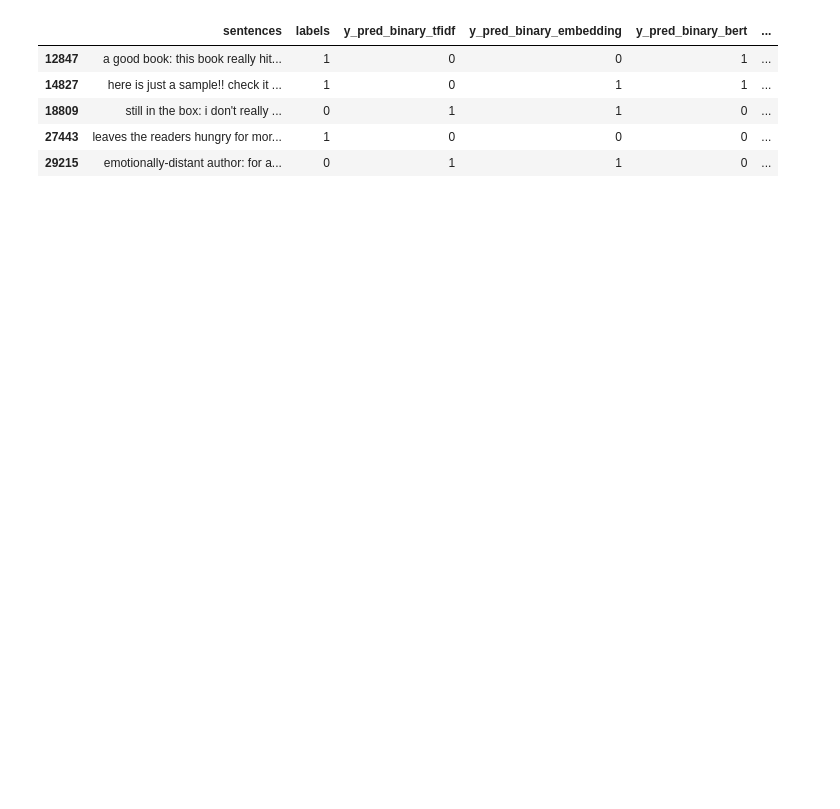
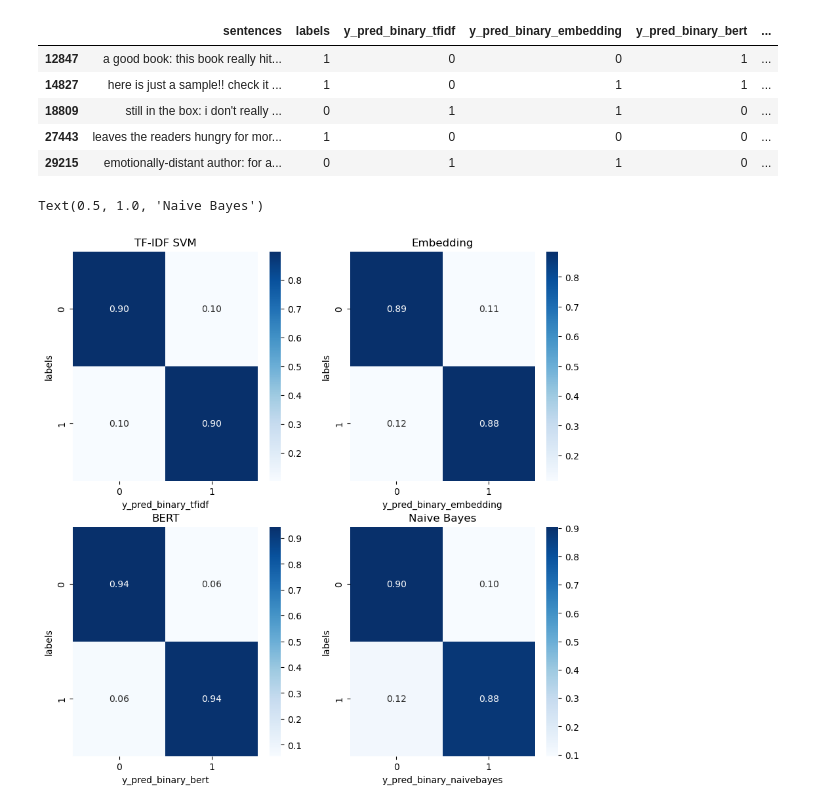
Before and after one commit to mehmetegekacar/Data-Mining-Project, a Jupyter notebook: Error Analysis.ipynb, the cells around one changed output. Cells and saved outputs as stored; diff of their text form; code cells hidden in the pictures; blank space fills up the shorter version.

```diff
--- a/Error Analysis.ipynb
+++ b/Error Analysis.ipynb
@@ -71,3 +103,13 @@ test[test.index.isin(indices)]
 | 18809 | still in the box: i don't really ... | 0 | 1 | 1 | 0 | ... |
 | 27443 | leaves the readers hungry for mor... | 1 | 0 | 0 | 0 | ... |
 | 29215 | emotionally-distant author: for a... | 0 | 1 | 1 | 0 | ... |
+# %%
+# Subplot all the confusion matrices
+fig, axes = plt.subplots(2, 2, figsize=(10, 10))
+sns.heatmap(pd.crosstab(test['labels'], test['y_pred_binary_tfidf'], normalize='index'), annot=True, fmt='.2f', cmap='Blues', ax=axes[0, 0]).set_title('TF-IDF SVM')
+sns.heatmap(pd.crosstab(test['labels'], test['y_pred_binary_embedding'], normalize='index'), annot=True, fmt='.2f', cmap='Blues', ax=axes[0, 1]).set_title('Embedding')
+sns.heatmap(pd.crosstab(test['labels'], test['y_pred_binary_bert'], normalize='index'), annot=True, fmt='.2f', cmap='Blues', ax=axes[1, 0]).set_title('BERT')
+sns.heatmap(pd.crosstab(test['labels'], test['y_pred_binary_naivebayes'], normalize='index'), annot=True, fmt='.2f', cmap='Blues', ax=axes[1, 1]).set_title('Naive Bayes')
+# %% [output]
+Text(0.5, 1.0, 'Naive Bayes')
+[figure, added]
```
Also changed, not shown: parts of 3 cells of this notebook, 5 other files.
